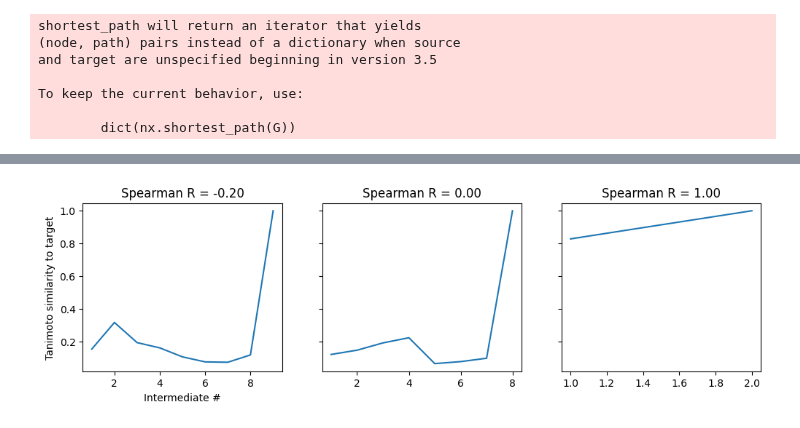
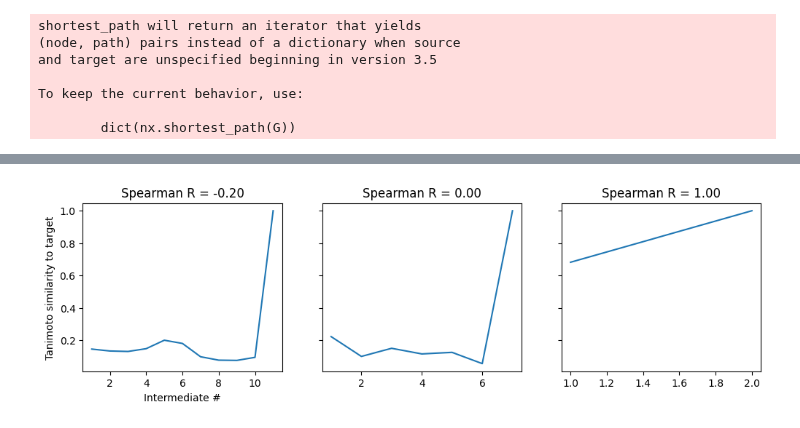
Before and after one commit to stefanpate/krxns, a Jupyter notebook: notebooks/path_structural_variation_figures.ipynb, the cells around one changed output, grey strips where cells are left out. Cells and saved outputs as stored; diff of their text form; code cells hidden in the pictures.

```diff
--- a/notebooks/path_structural_variation_figures.ipynb
+++ b/notebooks/path_structural_variation_figures.ipynb
@@ -52,10 +67,11 @@ edges, nodes = construct_reaction_network(
     similarity_connections=sim_cxn,
     side_counts=side_counts,
     reactions=krs,
-    connect_nontrivial=False,
     coreactant_whitelist=coreactant_whitelist,
-    atom_lb=0.2,
-    add_multi_mol_nodes=True
+    atom_lb=atom_lb,
+    add_multi_mol_nodes=multi_nodes
 )
 G.add_nodes_from(nodes)
 G.add_edges_from(edges)
+
+print(G.number_of_nodes(), G.number_of_edges())
@@ -62,5 +80,5 @@ G.add_edges_from(edges)
 # %%
-paths = nx.shortest_path(G)
+paths = G.shortest_path()
 
 # Filter out self-paths
 tmp = {}
@@ -92,16 +102,0 @@ G.nodes[0]
-# %%
-path_tanis = defaultdict(dict)
-path_tanis_all_successors = defaultdict(dict)
-n_paths = 0
-ds = 100
-for i in list(paths.keys())[::ds]:
-    for j in paths[i]:
-        col_idxs = paths[i][j]
-        path_tanis[i][j] = tani_sim_mat[j, col_idxs]
-
-        if len(col_idxs) > 2:
-            succ_scores = [tani_sim_mat[j, list(G.successors(c))] for c in col_idxs[:-2]]
-            path_tanis_all_successors[i][j] = succ_scores
-
-        n_paths += 1
-print(f"# paths = {n_paths}")
@@ -110,10 +103,3 @@ IndexError: index 9686 is out of bounds for axis 0 with size 8777
-# %%
-path_spearmans = {}
-for i in list(path_tanis.keys()):
-    path_spearmans[i] = {}
-    for j in path_tanis[i]:
-        tanis = path_tanis[i][j]
-        path_spearmans[i][j] = spearmanr(np.arange(len(tanis)), tanis).statistic
 # %%
 spearman_rs = list(chain(*[elt.values() for elt in path_spearmans.values()]))
 fig, ax = plt.subplots()
@@ -128,39 +114,39 @@ negative_spearman_traces = {}
 for i in path_spearmans:
     for j in path_spearmans[i]:
         if abs(path_spearmans[i][j] + 0.2) < 1e-4:
-            negative_spearman_traces[(i, j)] = path_tanis[i][j]
+            negative_spearman_traces[(i, j)] = path_sims[i][j]
 
 zero_spearman_traces = {}
 for i in path_spearmans:
     for j in path_spearmans[i]:
         if abs(path_spearmans[i][j]) < 1e-4:
-            zero_spearman_traces[(i, j)] = path_tanis[i][j]
+            zero_spearman_traces[(i, j)] = path_sims[i][j]
 
 one_spearman_traces = {}
 for i in path_spearmans:
     for j in path_spearmans[i]:
         if abs(path_spearmans[i][j] - 1) < 1e-4:
-            one_spearman_traces[(i, j)] = path_tanis[i][j]
+            one_spearman_traces[(i, j)] = path_sims[i][j]
 
 fig, ax = plt.subplots(ncols=3, figsize=(12, 3), sharey=True)
 
 traces = [negative_spearman_traces, zero_spearman_traces, one_spearman_traces]
 
 idx = 2
 sts = [list(elt.keys())[min(idx, len(elt) - 1)] for elt in traces]
 
 plot_it = lambda i, st : ax[i].plot(np.arange(1, len(traces[i][st]) + 1), traces[i][st])
 
 for i, st in enumerate(sts):
     plot_it(i, st)
     s, t = st
     ax[i].set_title(f"Spearman R = {path_spearmans[s][t]:.2f}")
 
 ax[0].set_ylabel(f"Tanimoto similarity to target")
 ax[0].set_xlabel("Intermediate #")
 plt.show()
 # %% [output]
-[figure, old version]
+[figure, new version]
 # %%
 def show_path(pair, topk = 1):
     source, target = pair
```
Also changed, not shown: parts of 21 cells of this notebook, 2 other files.
